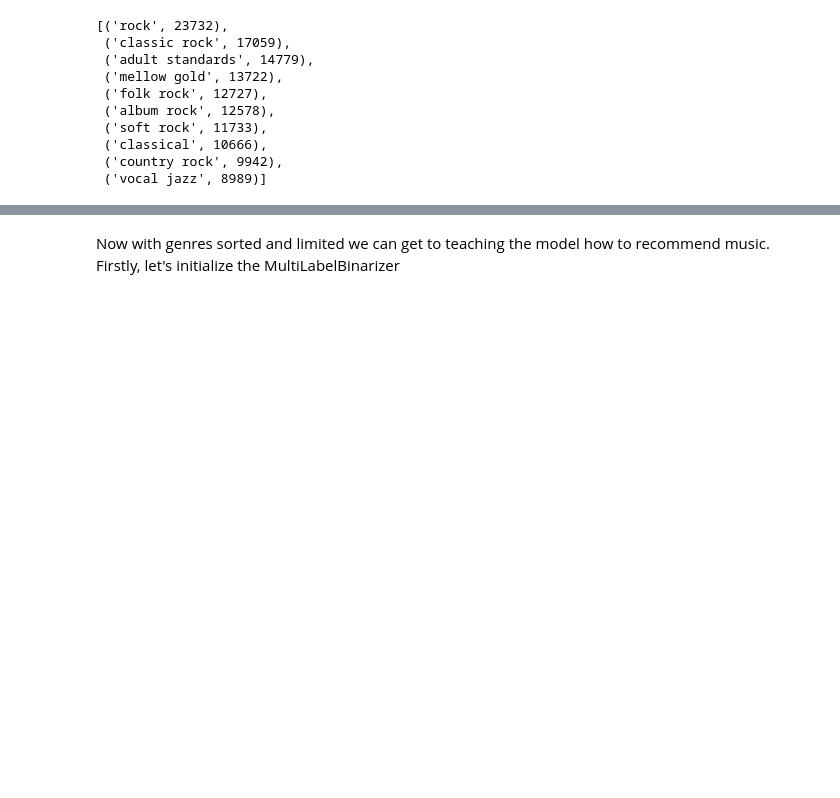
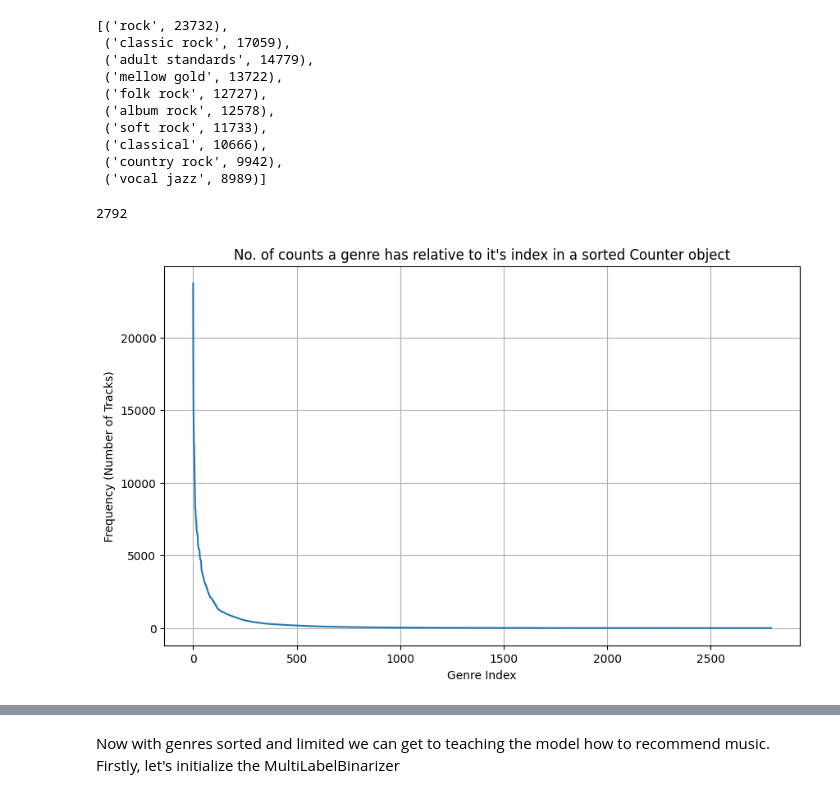
Before and after one commit to wiktorspryszynski/music_recommender_model, a Jupyter notebook: music_recommender_engine.ipynb, the cells around one changed output, grey strips where cells are left out. Cells and saved outputs as stored; diff of their text form; code cells hidden in the pictures; blank space fills up the shorter version.

```diff
--- a/music_recommender_engine.ipynb
+++ b/music_recommender_engine.ipynb
@@ -289,3 +291,20 @@ genre_frequency.most_common(10)
  ('classical', 10666),
  ('country rock', 9942),
  ('vocal jazz', 8989)]
+# %%
+len(genre_frequency)
+# %% [output]
+2792
+# %%
+# Plot the distribution of counts relative to the index of the genre
+genres, counts = zip(*genre_frequency.most_common())
+plt.figure(figsize=(10, 6))
+plt.plot(range(len(counts)), counts)
+plt.xlabel('Genre Index')
+plt.ylabel('Frequency (Number of Tracks)')
+plt.title("No. of counts a genre has relative to it's index in a sorted Counter object")
+plt.grid(True)
+
+plt.show()
+# %% [output]
+[figure, added]
```
Also changed, not shown: parts of 34 cells of this notebook, 10 other files.
